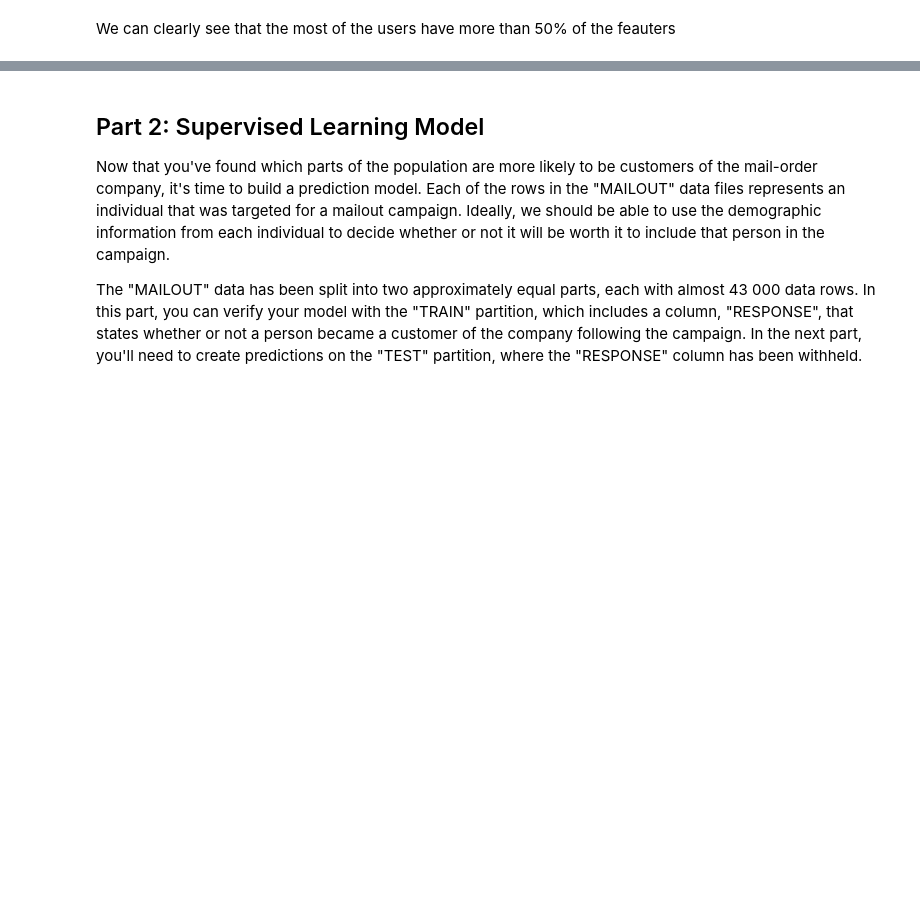
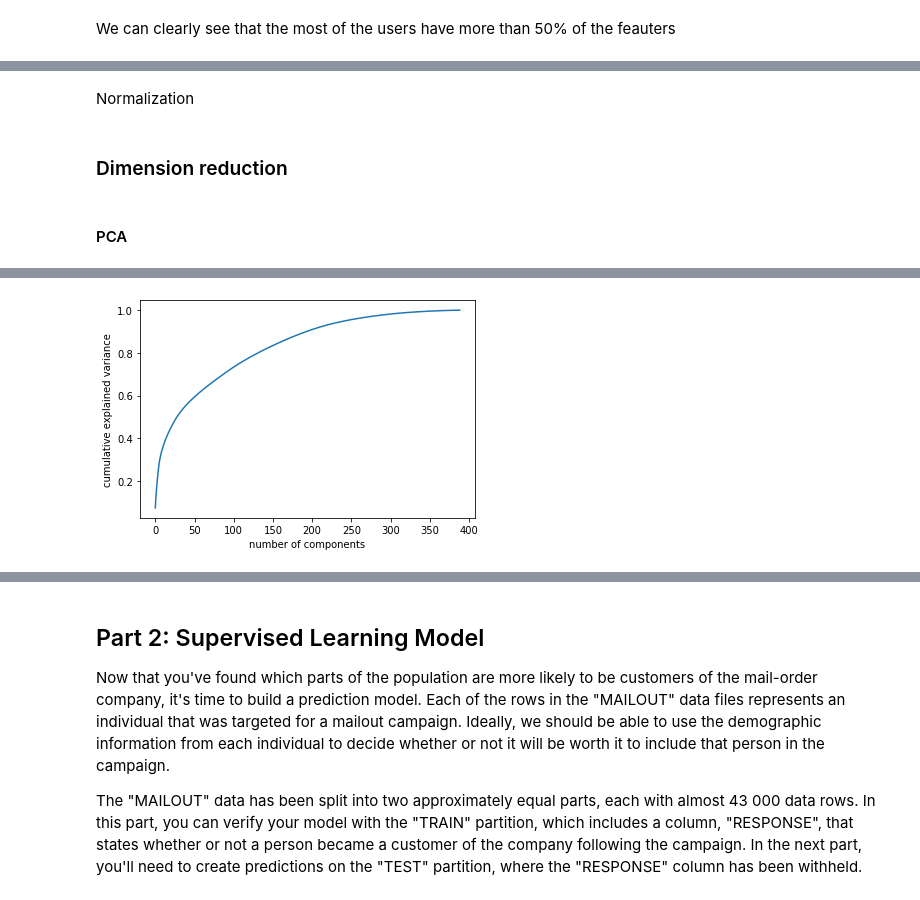
Before and after one commit to Evaggelou/Arvato-Project-, a Jupyter notebook: Arvato_Project_Workbook.ipynb, the cells around one changed output, grey strips where cells are left out. Saved outputs shown, nothing was run; the diff lists cells and outputs as text; code cells hidden in the pictures; blank space fills up the shorter version.

```diff
--- a/Arvato_Project_Workbook.ipynb
+++ b/Arvato_Project_Workbook.ipynb
@@ -631,2 +476,0 @@ Remove features with high Cardinality(more than 50 classes
-# %%
-azdias['OST_WEST_KZ'] = azdias['OST_WEST_KZ'].replace({'O':1.0, 'W':2.0})
@@ -638,0 +482,23 @@ The main bulk of your analysis will come in this part of the project. Here, you
+# %% [markdown]
+Normalization
+# %%
+def Standirize_data(df):
+    scaler = StandardScaler()
+    df_values =df.values
+    scaler.fit(df_values)
+    df_scaled=scaler.transform(df_values)
+    return df_scaled
+# %%
+scaled_azdias = Standirize_data(azdias)
+scaled_customers = scaler.transform(customers)
+# %% [markdown]
+### Dimension reduction
+# %% [markdown]
+#### PCA
+# %%
+%%time
+pca = PCA().fit(scaled_azdias)
+plt.plot(np.cumsum(pca.explained_variance_ratio_))
+plt.xlabel('number of components')
+plt.ylabel('cumulative explained variance');
+# %% [output]
@@ -638,0 +507 @@ The main bulk of your analysis will come in this part of the project. Here, you
+[figure, added]
```
Also changed, not shown: parts of 126 cells of this notebook.
